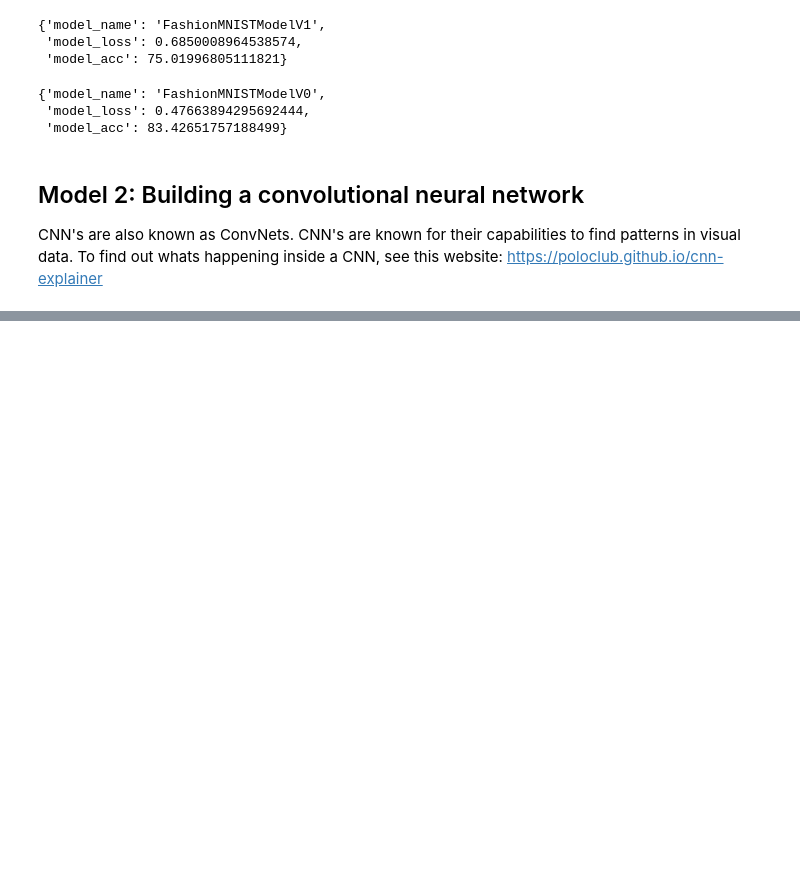
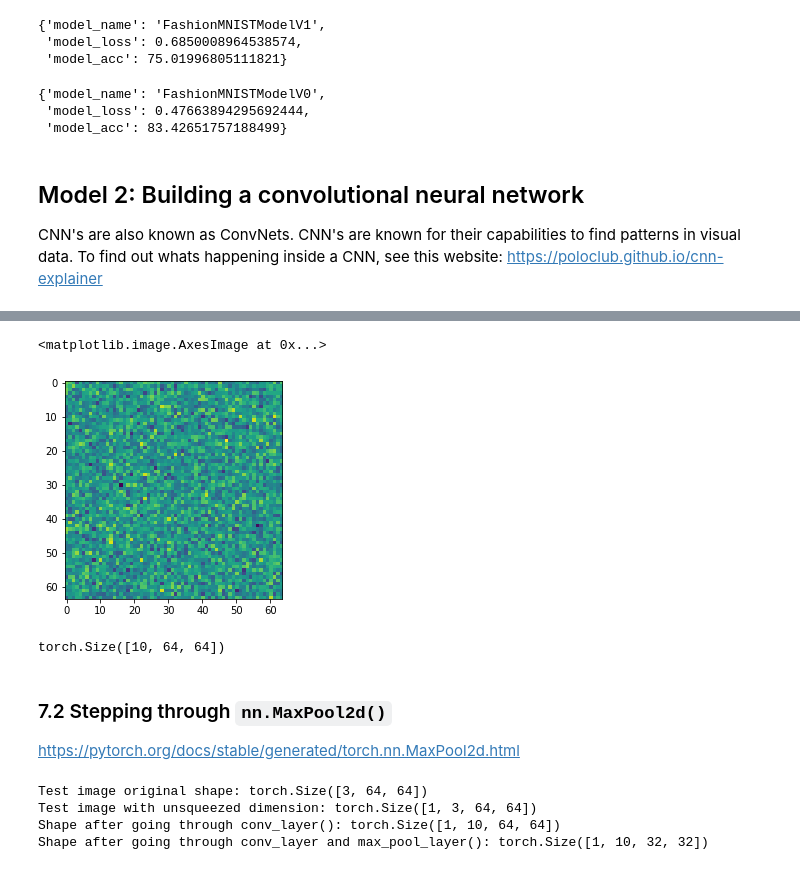
Before and after one commit to chriswilson2020/PyTorchCoLab, a Jupyter notebook: 03_PyTorch_Computer_Vision.ipynb, the cells around one changed output, grey strips where cells are left out. Drawn from its saved outputs; the diff is of its cells as text; code cells hidden in the pictures; blank space fills up the shorter version.

```diff
--- a/03_PyTorch_Computer_Vision.ipynb
+++ b/03_PyTorch_Computer_Vision.ipynb
@@ -845,0 +851,10 @@ model_2 = FashionMNISTModel2(input_shape=1,
+# %%
+torch.manual_seed(42)
+
+# Create a batch of images
+images = torch.randn(size=(32,3,64,64))
+test_image = images[0]
+
+print(f"Image batch shape: {images.shape}")
+print(f"Single image shape: {test_image.shape}")
+print(f"Test image:\n {test_image}")
@@ -845,0 +879,43 @@ model_2 = FashionMNISTModel2(input_shape=1,
+# %%
+plt.imshow(test_image[0])
+# %% [output]
+<matplotlib.image.AxesImage at 0x...>
+[figure, added]
+# %%
+torch.manual_seed(42)
+# Create a single conv2d layer
+conv_layer = nn.Conv2d(in_channels=3,
+                       out_channels=10,
+                       kernel_size=3,
+                       stride=1,
+                       padding=1)
+
+# Pass the data through the convolutional layer
+conv_output = conv_layer(test_image)
+conv_output.shape
+# %% [output]
+torch.Size([10, 64, 64])
+# %% [markdown]
+### 7.2 Stepping through `nn.MaxPool2d()`
+
+https://pytorch.org/docs/stable/generated/torch.nn.MaxPool2d.html
+# %%
+# Print out original image shape without unsqueezed dimension
+print(f"Test image original shape: {test_image.shape}")
+print(f"Test image with unsqueezed dimension: {test_image.unsqueeze(0).shape}")
+
+# Create a sample nn.MaxPool2d layer
+max_pool_layer = nn.MaxPool2d(kernel_size=2)
+
+# Pass data through just the conv_layer
+test_image_through_conv = conv_layer(test_image.unsqueeze(dim=0))
+print(f"Shape after going through conv_layer(): {test_image_through_conv.shape}")
+
+#Pass data through the max pool layer
+test_image_through_conv_and_max_pool = max_pool_layer(test_image_through_conv)
+print(f"Shape after going through conv_layer and max_pool_layer(): {test_image_through_conv_and_max_pool.shape}")
+# %% [output]
+Test image original shape: torch.Size([3, 64, 64])
+Test image with unsqueezed dimension: torch.Size([1, 3, 64, 64])
+Shape after going through conv_layer(): torch.Size([1, 10, 64, 64])
+Shape after going through conv_layer and max_pool_layer(): torch.Size([1, 10, 32, 32])
```
Also changed, not shown: parts of 12 cells of this notebook.
